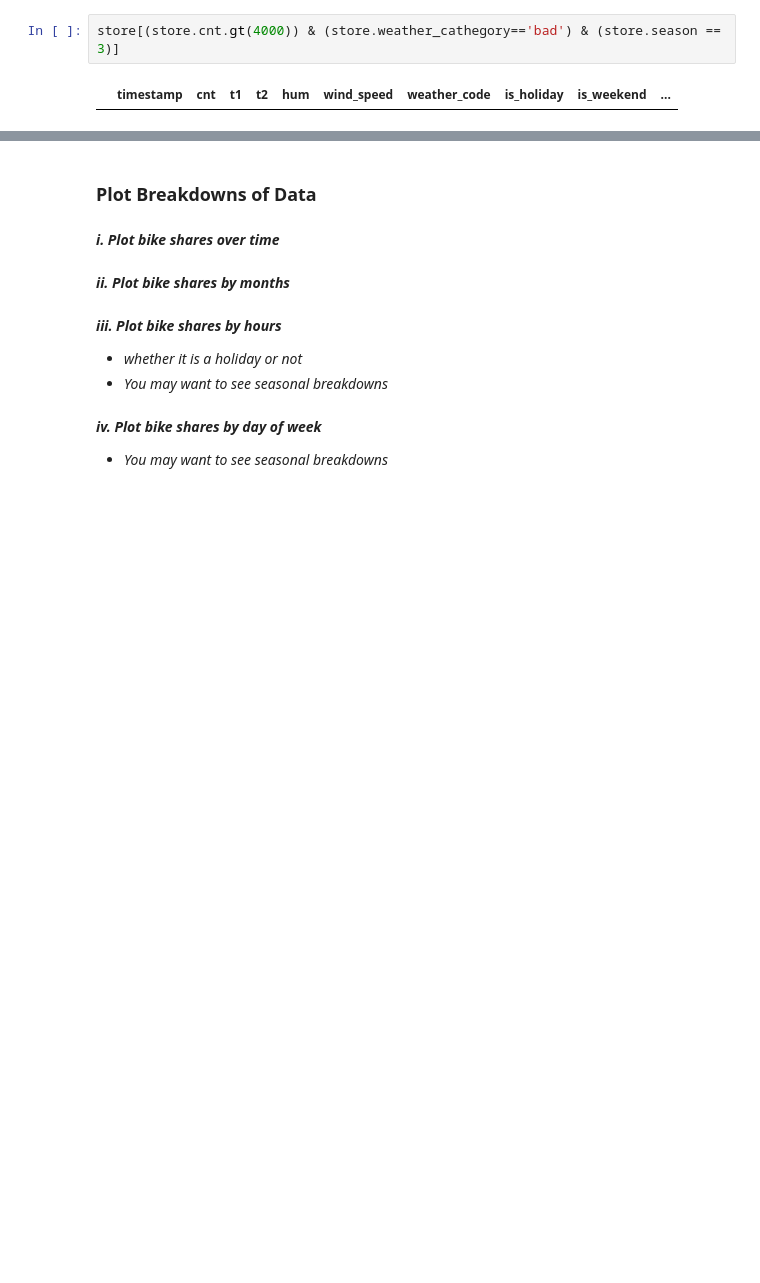
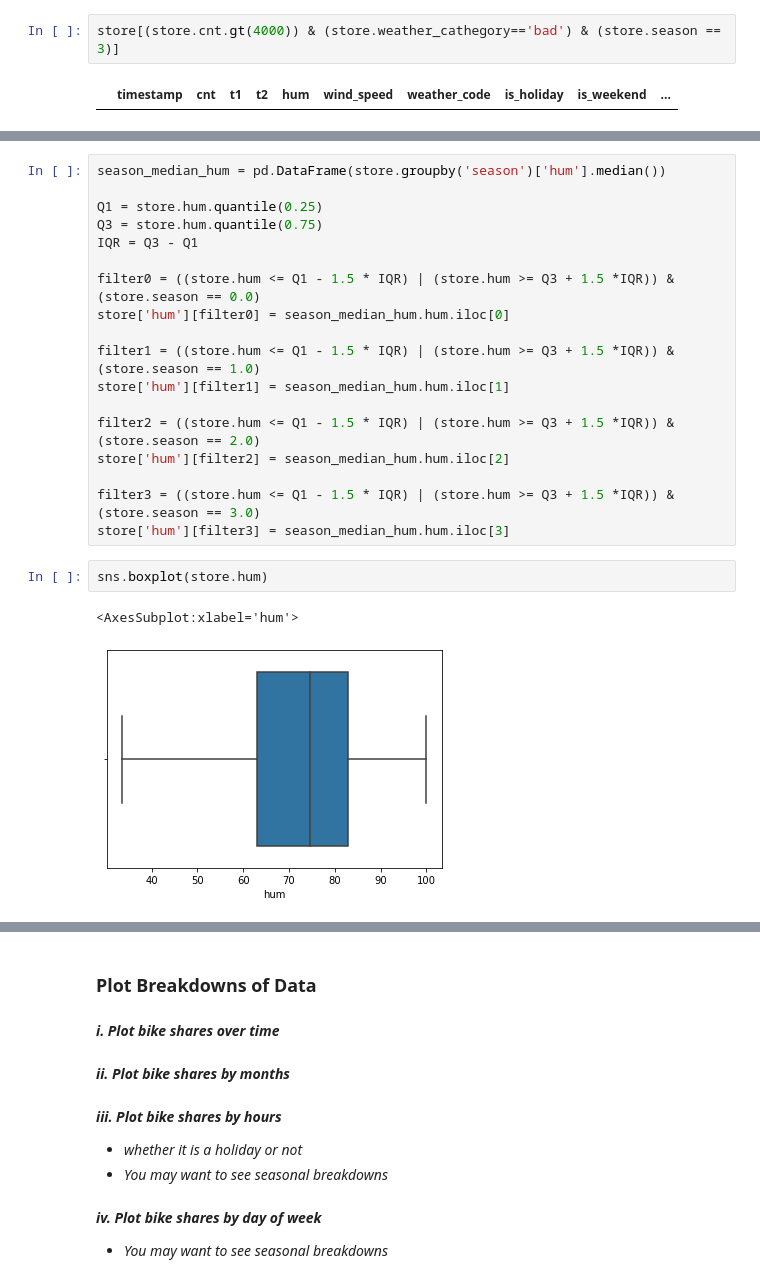
Before and after one commit to ozkanyildirim/Capstone_Projects, a Jupyter notebook: 12_Demand_Prediction_RNN_LSTM/Demand_Prediction_RNN_LSTM.ipynb, the cells around one changed output, grey strips where cells are left out. Saved outputs shown, nothing was run; the diff lists cells and outputs as text; blank space fills up the shorter version.

```diff
--- a/12_Demand_Prediction_RNN_LSTM/Demand_Prediction_RNN_LSTM.ipynb
+++ b/12_Demand_Prediction_RNN_LSTM/Demand_Prediction_RNN_LSTM.ipynb
@@ -610,0 +674,23 @@ Index(['good', 'mid', 'bad'], dtype='object')
+# %%
+season_median_hum = pd.DataFrame(store.groupby('season')['hum'].median())
+
+Q1 = store.hum.quantile(0.25)
+Q3 = store.hum.quantile(0.75)
+IQR = Q3 - Q1
+
+filter0 = ((store.hum <= Q1 - 1.5 * IQR) | (store.hum >= Q3 + 1.5 *IQR)) & (store.season == 0.0)
+store['hum'][filter0] = season_median_hum.hum.iloc[0]
+
+filter1 = ((store.hum <= Q1 - 1.5 * IQR) | (store.hum >= Q3 + 1.5 *IQR)) & (store.season == 1.0)
+store['hum'][filter1] = season_median_hum.hum.iloc[1]
+
+filter2 = ((store.hum <= Q1 - 1.5 * IQR) | (store.hum >= Q3 + 1.5 *IQR)) & (store.season == 2.0)
+store['hum'][filter2] = season_median_hum.hum.iloc[2]
+
+filter3 = ((store.hum <= Q1 - 1.5 * IQR) | (store.hum >= Q3 + 1.5 *IQR)) & (store.season == 3.0)
+store['hum'][filter3] = season_median_hum.hum.iloc[3]
+# %%
+sns.boxplot(store.hum)
+# %% [output]
+<AxesSubplot:xlabel='hum'>
+[figure, added]
```
Also changed, not shown: parts of 12 cells of this notebook, 1 other file.
